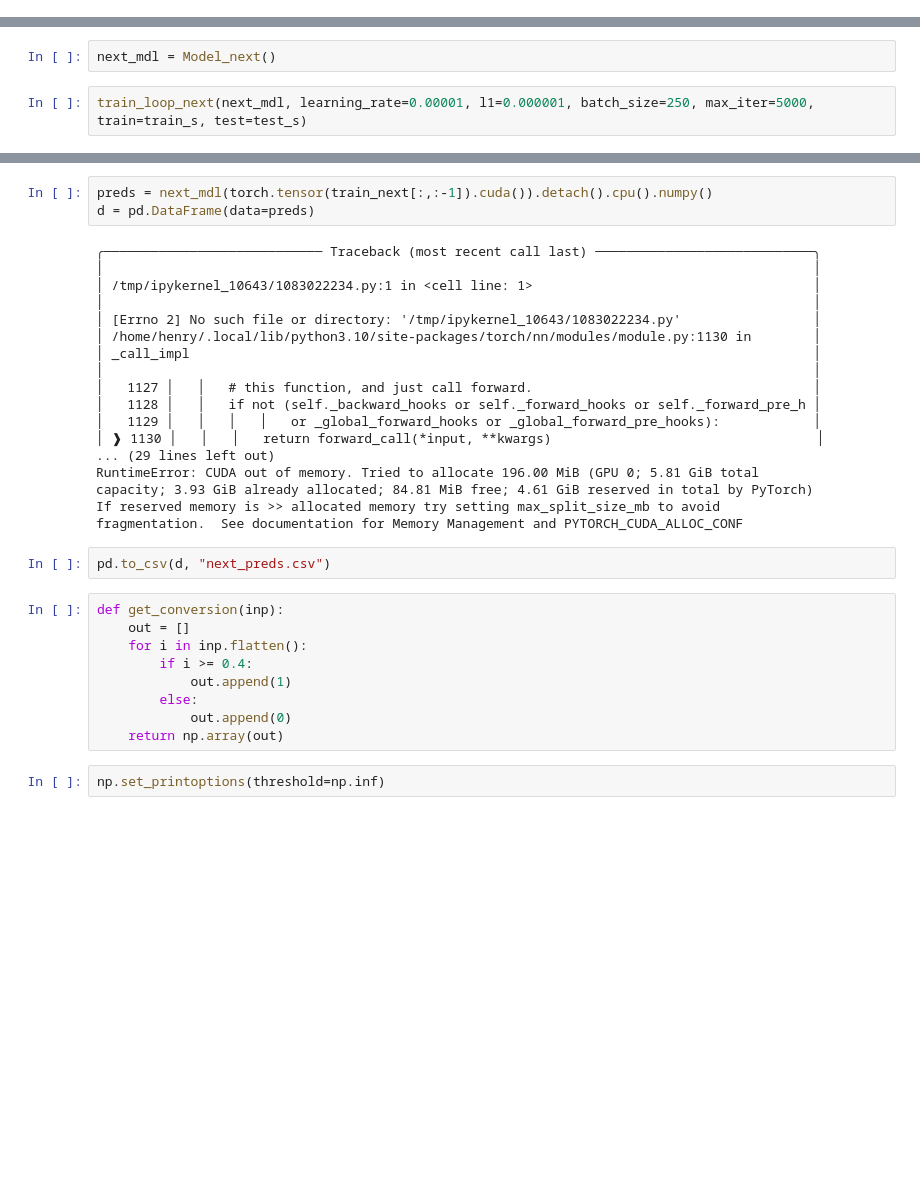
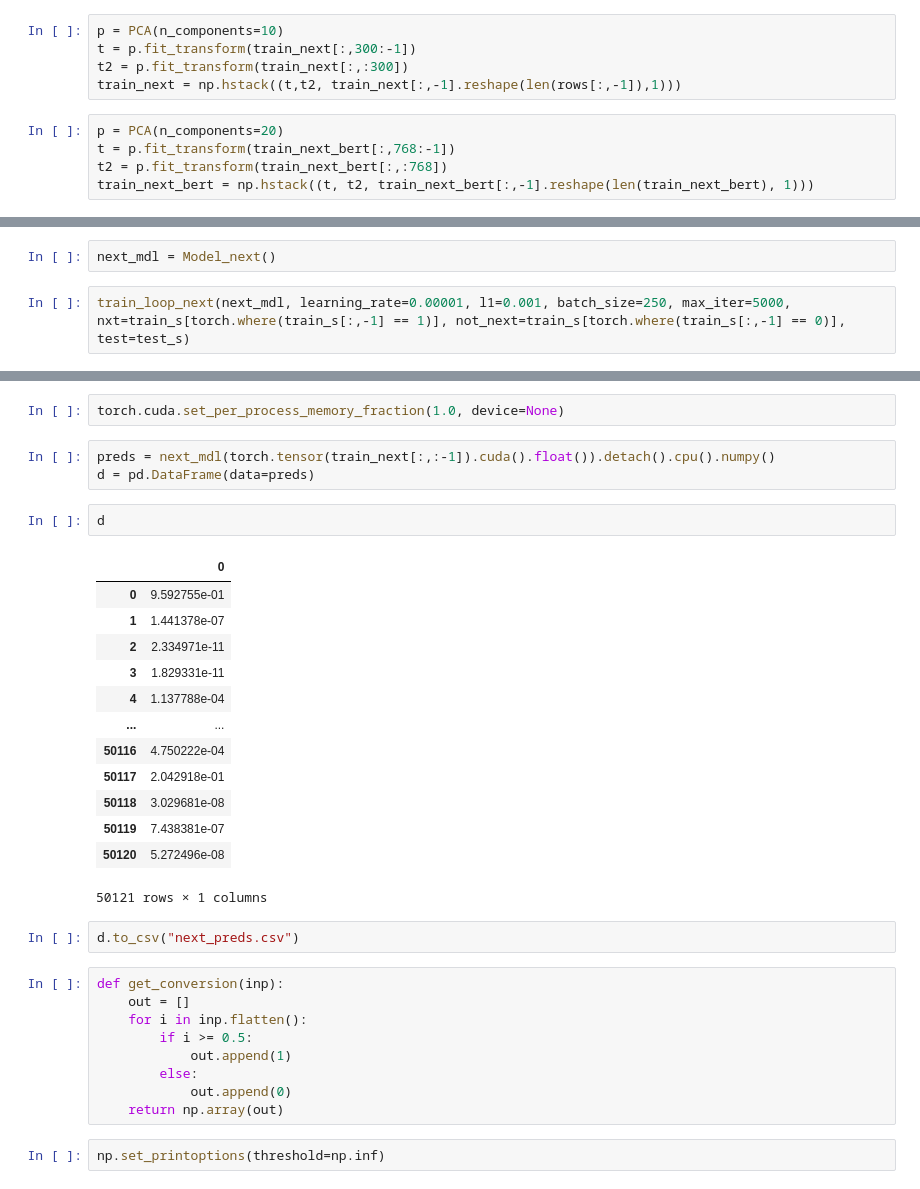
Before and after one commit to hwarzechaCS/Personal-Projects, a Jupyter notebook: ebay_ner_sequence_classifier.ipynb, the cells around one changed output, grey strips where cells are left out. Cells and saved outputs as stored; diff of their text form; blank space fills up the shorter version.

```diff
--- a/ebay_ner_sequence_classifier.ipynb
+++ b/ebay_ner_sequence_classifier.ipynb
@@ -359,3 +494,13 @@ train_next_bert = np.hstack((t, t2, train_next_bert[:,-1].reshape(len(train_next
+# %%
+p = PCA(n_components=10)
+t = p.fit_transform(train_next[:,300:-1])
+t2 = p.fit_transform(train_next[:,:300])
+train_next = np.hstack((t,t2, train_next[:,-1].reshape(len(rows[:,-1]),1)))
+# %%
+p = PCA(n_components=20)
+t = p.fit_transform(train_next_bert[:,768:-1])
+t2 = p.fit_transform(train_next_bert[:,:768])
+train_next_bert = np.hstack((t, t2, train_next_bert[:,-1].reshape(len(train_next_bert), 1)))
 # %%
 nexts = train_next[np.where(rows[:,-1] == 1)]
 not_nexts = train_next[np.where(rows[:,-1] == 0)]
@@ -388,5 +530,5 @@ test_s = torch.tensor(test_s).cuda().float()
 # %%
 next_mdl = Model_next()
 # %%
-train_loop_next(next_mdl, learning_rate=0.00001, l1=0.000001, batch_size=250, max_iter=5000, train=train_s, test=test_s)
+train_loop_next(next_mdl, learning_rate=0.00001, l1=0.001, batch_size=250, max_iter=5000, nxt=train_s[torch.where(train_s[:,-1] == 1)], not_next=train_s[torch.where(train_s[:,-1] == 0)], test=test_s)
 # %% [output]
@@ -454,31 +762,31 @@ model.parameters()
+# %%
+torch.cuda.set_per_process_memory_fraction(1.0, device=None)
 # %%
-preds = next_mdl(torch.tensor(train_next[:,:-1]).cuda()).detach().cpu().numpy()
+preds = next_mdl(torch.tensor(train_next[:,:-1]).cuda().float()).detach().cpu().numpy()
 d = pd.DataFrame(data=preds)
-# %% [output]
-╭──────────────────────────── Traceback (most recent call last) ────────────────────────────╮
-│                                                                                           │
-│ /tmp/ipykernel_10643/1083022234.py:1 in <cell line: 1>                                    │
-│                                                                                           │
-│ [Errno 2] No such file or directory: '/tmp/ipykernel_10643/1083022234.py'                 │
-│ /home/henry/.local/lib/python3.10/site-packages/torch/nn/modules/module.py:1130 in        │
-│ _call_impl                                                                                │
-│                                                                                           │
-│   1127 │   │   # this function, and just call forward.                                    │
-│   1128 │   │   if not (self._backward_hooks or self._forward_hooks or self._forward_pre_h │
-│   1129 │   │   │   │   or _global_forward_hooks or _global_forward_pre_hooks):            │
-│ ❱ 1130 │   │   │   return forward_call(*input, **kwargs)                                  │
-... (29 lines left out)
-RuntimeError: CUDA out of memory. Tried to allocate 196.00 MiB (GPU 0; 5.81 GiB total
-capacity; 3.93 GiB already allocated; 84.81 MiB free; 4.61 GiB reserved in total by PyTorch)
-If reserved memory is >> allocated memory try setting max_split_size_mb to avoid
-fragmentation.  See documentation for Memory Management and PYTORCH_CUDA_ALLOC_CONF
+# %%
+d
+# %% [output]
+|  | 0 |
+| 0 | 9.592755e-01 |
+| 1 | 1.441378e-07 |
+| 2 | 2.334971e-11 |
+| 3 | 1.829331e-11 |
+| 4 | 1.137788e-04 |
+| ... | ... |
+| 50116 | 4.750222e-04 |
+| 50117 | 2.042918e-01 |
+| 50118 | 3.029681e-08 |
+| 50119 | 7.438381e-07 |
+| 50120 | 5.272496e-08 |
+50121 rows × 1 columns
 # %%
-pd.to_csv(d, "next_preds.csv")
+d.to_csv("next_preds.csv")
 # %%
 def get_conversion(inp):
     out = []
     for i in inp.flatten():
-        if i >= 0.4:
+        if i >= 0.5:
             out.append(1)
         else:
             out.append(0)
```
Also changed, not shown: parts of 77 cells of this notebook, 3 other files.
